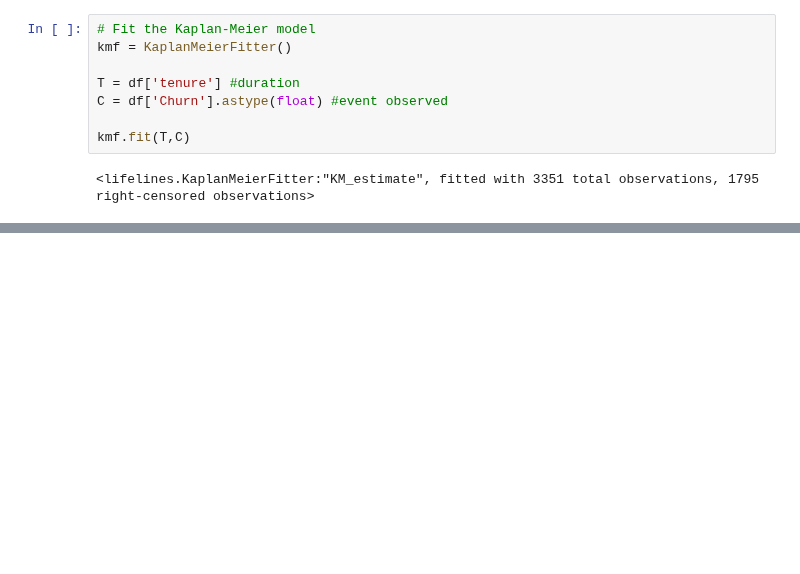
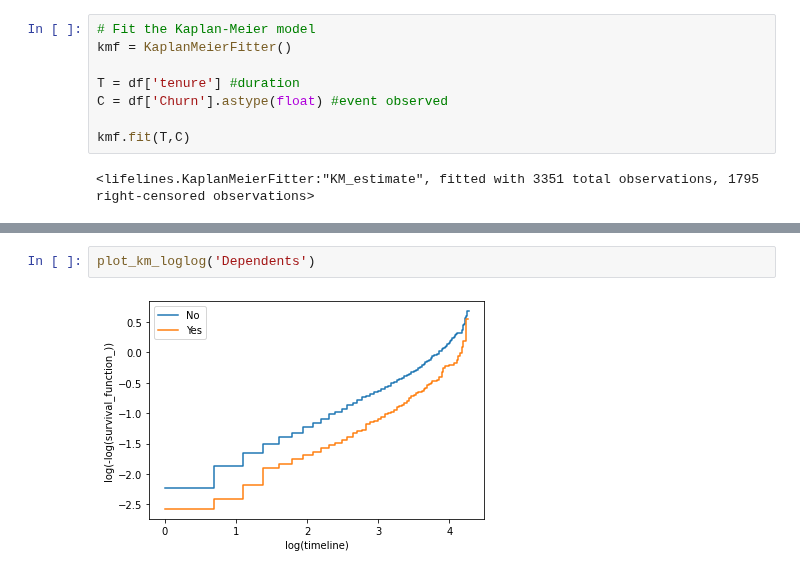
Before and after one commit to suvigyajain0101/CaseStudies, a Jupyter notebook: SurvivalAnalysis/03_Cox_Proportional_Hazards.ipynb, the cells around one changed output, grey strips where cells are left out. Cells and saved outputs as stored; diff of their text form; blank space fills up the shorter version.

```diff
--- a/SurvivalAnalysis/03_Cox_Proportional_Hazards.ipynb
+++ b/SurvivalAnalysis/03_Cox_Proportional_Hazards.ipynb
@@ -328,0 +362,4 @@ def plot_km_loglog(col):
+# %%
+plot_km_loglog('Dependents')
+# %% [output]
+[figure, added]
```
Also changed, not shown: parts of 9 cells of this notebook.
